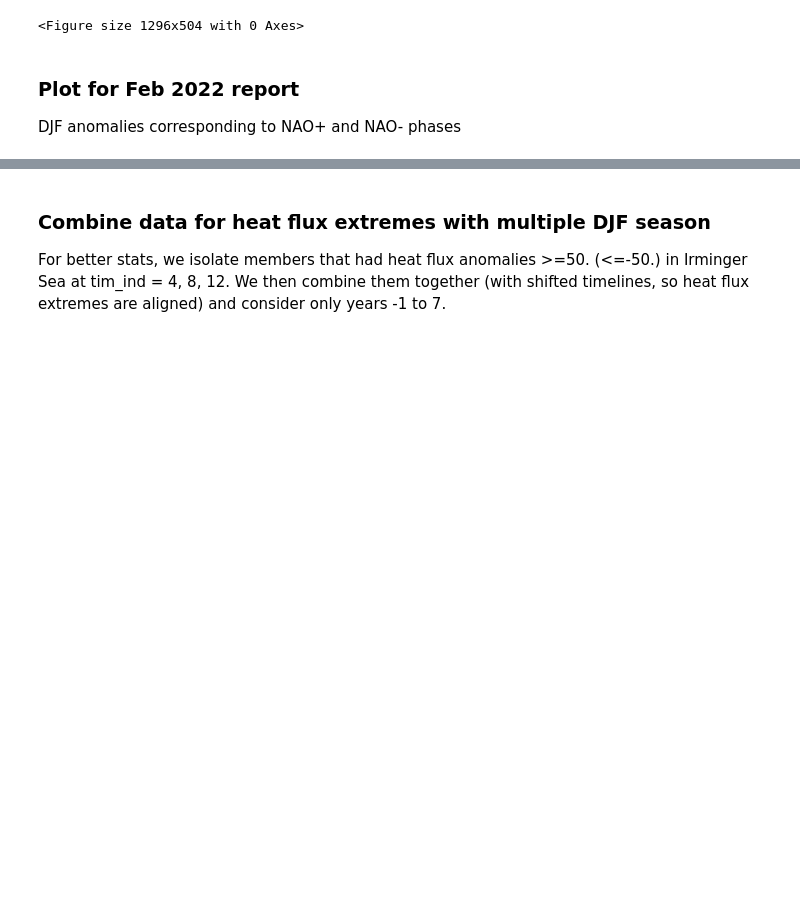
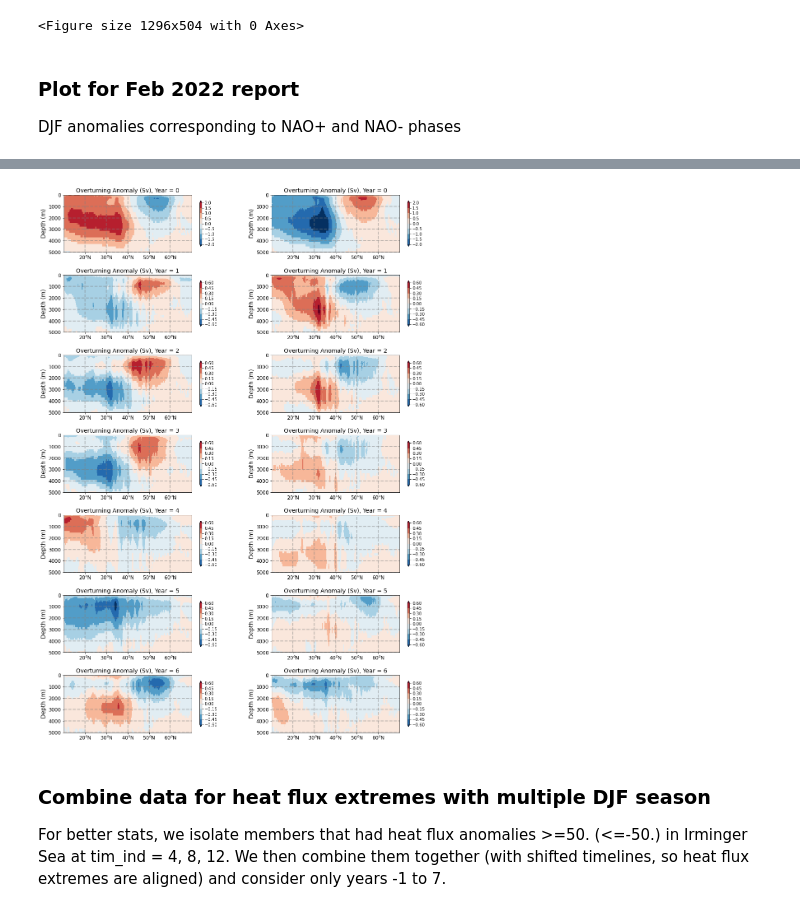
Before and after one commit to hmkhatri/AMOC_Variability_DePreSys_MET, a Jupyter notebook: Notebooks/Postprocessing/Movie_NAO_Wind_SST.ipynb, the cells around one changed output, grey strips where cells are left out. Cells and saved outputs as stored; diff of their text form; code cells hidden in the pictures; blank space fills up the shorter version.

```diff
--- a/Notebooks/Postprocessing/Movie_NAO_Wind_SST.ipynb
+++ b/Notebooks/Postprocessing/Movie_NAO_Wind_SST.ipynb
@@ -704,3 +705,45 @@ for case in case_list:
+# %%
+grid1 = plt.GridSpec(7, 2, wspace=0.3, hspace=0.4)
+fig = plt.figure(figsize=[16,24])
+
+case_list = ['NAOp', 'NAOn']
+
+for case in case_list:
+
+    for i in range(1,8):
+
+        tim_ind = 4 + i*4
+
+        if (case == 'NAOp'):
+            ax = fig.add_subplot(grid1[i-1, 0])
+            tmp = psiz_NAOp.isel(time_counter=slice(12*i, 12*i + 8)).mean('time_counter')
+        elif(case == 'NAOn'):
+            ax = fig.add_subplot(grid1[i-1, 1])
+            tmp = psiz_NAOn.isel(time_counter=slice(12*i, 12*i + 8)).mean('time_counter')
+
+        if(i==1):
+            rang_val = 2.0
+        else:
+            rang_val = 0.6
+
+        tmp = tmp.assign_coords(y=ds_anom.nav_lat.isel(x=0), time_counter=20)
+        p = tmp.plot(ax=ax, x='nav_lat', y='depthw', levels = 9, vmin = -rang_val, vmax = rang_val,
+                    cmap='RdBu_r', add_labels=False, add_colorbar=False, extend='both')
+        cb = plt.colorbar(p, ax=ax, extend='both', shrink=0.8)
+        ax.set_ylabel('Depth (m)', fontsize=14)
+        #ax.set_xlabel('Latitude', fontsize=14)
+        plt.xticks(np.arange(20,70,10), [r'$20^o$N', r'$30^o$N', r'$40^o$N', r'$50^o$N', r'$60^o$N'])
+        ax.set_ylim([0., 5000.])
+        ax.set_xlim([10., 70.])
+        ax.grid(color='gray', alpha=0.5, linestyle='--', lw=2.)
+        plt.gca().invert_yaxis()
+        plt.title('Overturning Anomaly (Sv), Year = ' + str(i-1), fontsize=14)
+        plt.yticks(fontsize = 12)
+        plt.xticks(fontsize = 12)
+
+fig.savefig('/home/users/hkhatri/Plots/Figures_EGU_2022/Snapshot_Overturning_Depth.pdf',dpi=150,bbox_inches='tight');
+# %% [output]
+[figure, added]
 # %% [markdown]
 ### Combine data for heat flux extremes with multiple DJF season
 
```
Also changed, not shown: parts of 6 cells of this notebook, 21 other files.
